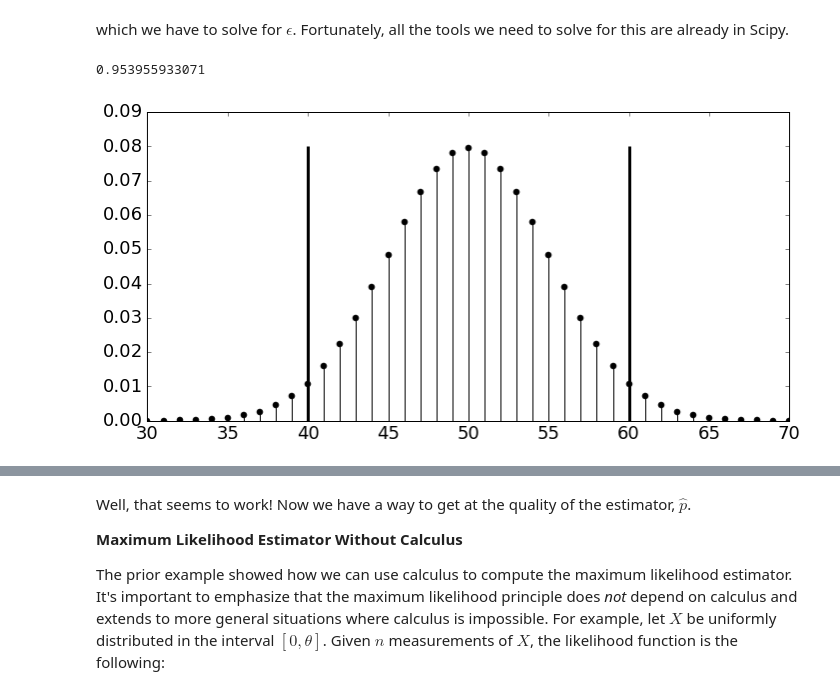
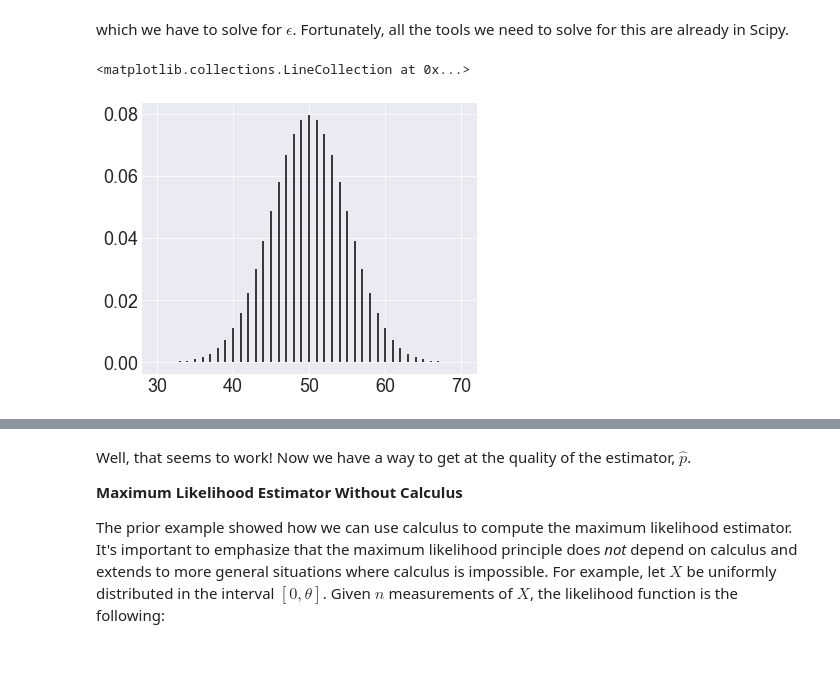
Before and after one commit to hvribeiro/MCSC1, a Jupyter notebook: aulas/03.1 - Introduction to Statistics.ipynb, the cells around one changed output, grey strips where cells are left out. Saved outputs shown, nothing was run; the diff lists cells and outputs as text; code cells hidden in the pictures; blank space fills up the shorter version.

```diff
--- a/aulas/03.1 - Introduction to Statistics.ipynb
+++ b/aulas/03.1 - Introduction to Statistics.ipynb
@@ -1146,28 +1146,11 @@ $$
 # %% [markdown]
  which we have to solve for $\epsilon$. Fortunately, all the tools we
 need to solve for this are already in Scipy.
-# %%
-from scipy.stats import binom
-# n=100, p = 0.5, distribution of the estimator phat
-b=binom(100,.5)
-# symmetric sum the probability around the mean
-g = lambda i:b.pmf(np.arange(-i,i)+50).sum()
-print g(10) # approx 0.95
-# %% [output]
-0.953955933071
-# %%
-%matplotlib inline
-
-from matplotlib.pylab import subplots, arange
-fig,ax= subplots()
-fig.set_size_inches((10,5))
-# here is the density of the sum of x_i
-_=ax.stem(arange(0,101),b.pmf(arange(0,101)),
-        linefmt='k-', markerfmt='ko')
-_=ax.vlines( [50+10,50-10],0 ,ax.get_ylim()[1] ,color='k',lw=3.)
-_=ax.axis(xmin=30,xmax=70)
-_=ax.tick_params(labelsize=18)
-#fig.savefig('fig-statistics/Maximum_likelihood_20_2.png')
-fig.tight_layout()
-# %% [output]
-[figure, removed]
+# %%
+b = stats.binom(100, 0.5)
+# %%
+plt.figure(figsize=(6,5))
+plt.vlines(np.arange(30,71),np.zeros(40),b.pmf(np.arange(30,71)))
+# %% [output]
+<matplotlib.collections.LineCollection at 0x...>
+[figure, added]
```
Also changed, not shown: parts of 32 cells of this notebook, 1 other file.
